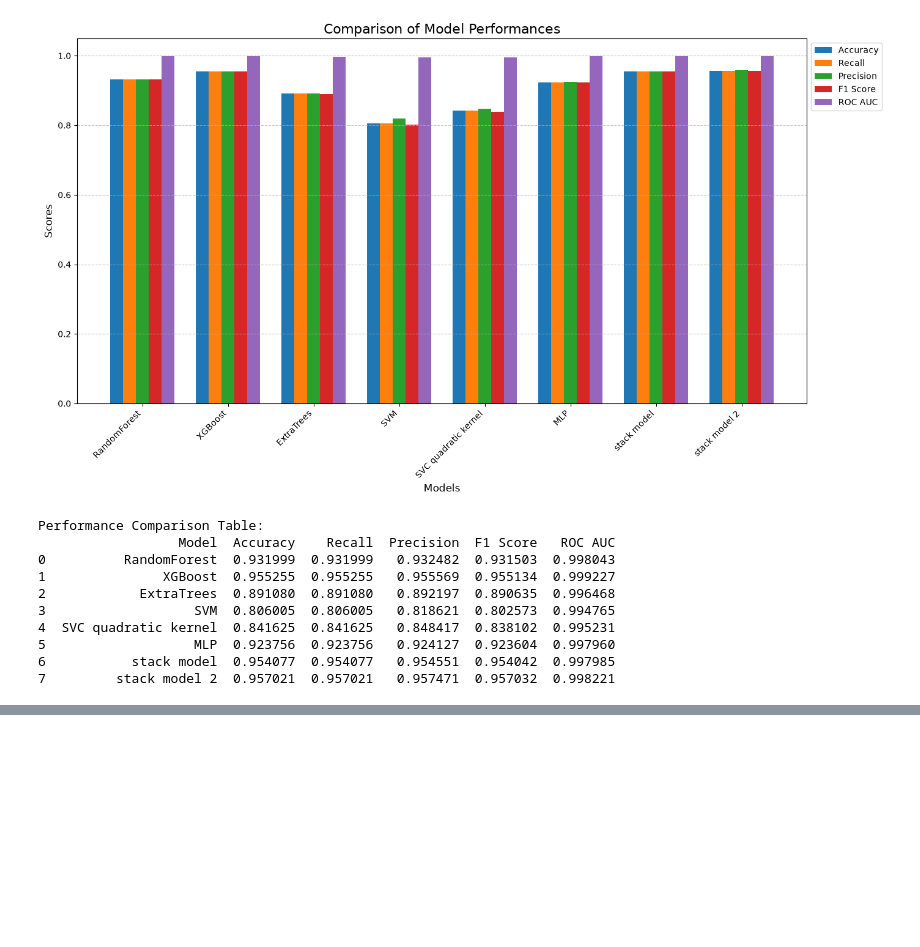
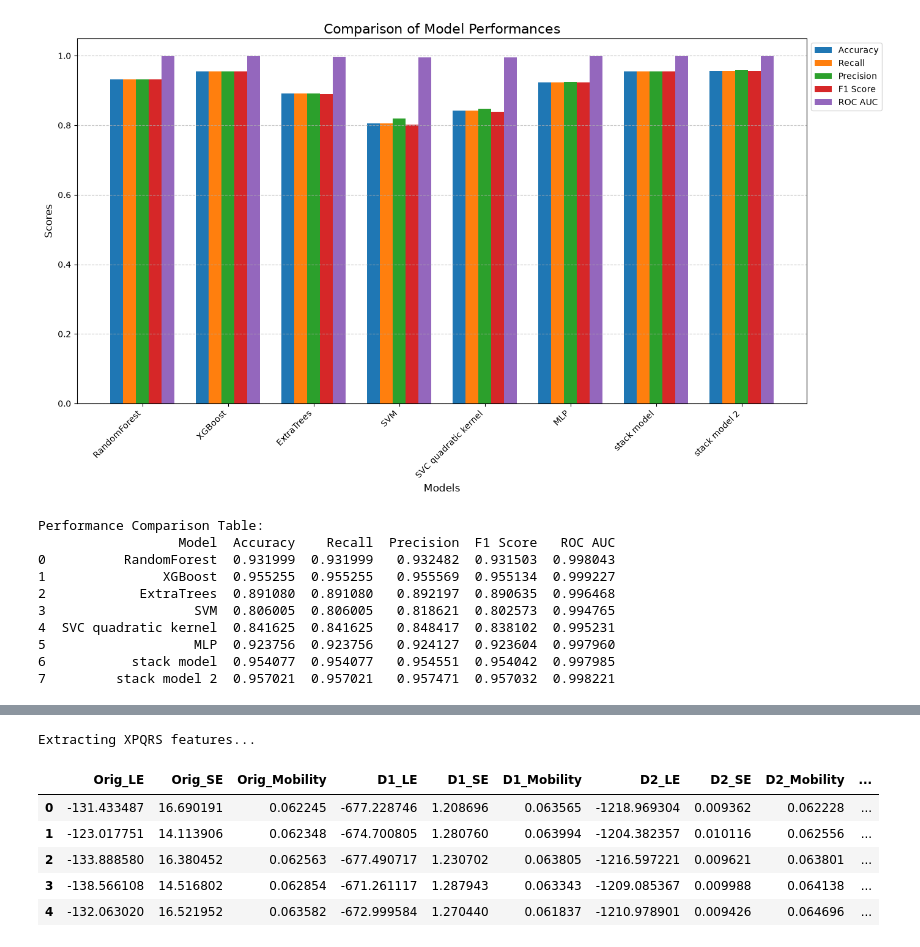
Before and after one commit to SorbieuRnk/PowerQualityDisturbancesClassification, a Jupyter notebook: project.ipynb, the cells around one changed output, grey strips where cells are left out. Saved outputs shown, nothing was run; the diff lists cells and outputs as text; code cells hidden in the pictures; blank space fills up the shorter version.

```diff
--- a/project.ipynb
+++ b/project.ipynb
@@ -786,0 +901,74 @@ Performance Comparison Table:
+# %%
+import numpy as np
+import pandas as pd
+
+def calculate_xpqrs_parameters(U):
+    """
+    Calculates Log Energy, Shannon Energy, and Mobility for a given 1D signal.
+    """
+    # Add a tiny epsilon to prevent log(0) errors when the waveform crosses zero
+    eps = 1e-12
+    U_sq = (U ** 2) + eps
+
+    # 1. Log Energy (LE)
+    le = np.sum(np.log(U_sq))
+
+    # 2. Shannon Energy (SE)
+    se = -np.sum(U_sq * np.log(U_sq))
+
+    # 3. Mobility (Mob)
+    # The paper defines Mobility as sqrt( Var(dU/dt) / Var(U) )
+    dU = np.diff(U)
+    var_dU = np.var(dU)
+    var_U = np.var(U) + eps
+    mob = np.sqrt(var_dU / var_U)
+
+    return [le, se, mob]
+
+def extract_all_xpqrs_features(row):
+    """
+    Generates the 4 derivatives and extracts the 3 features for all 5 signals.
+    """
+    # D0 is the original signal
+    D0 = row.values if isinstance(row, pd.Series) else row
+
+    # Calculate the first 4 approximated derivatives using np.diff
+    D1 = np.diff(D0)
+    D2 = np.diff(D1)
+    D3 = np.diff(D2)
+    D4 = np.diff(D3)
+
+    features = []
+    # Extract LE, SE, and Mob for the original signal and all 4 derivatives
+    for signal in [D0, D1, D2, D3, D4]:
+        features.extend(calculate_xpqrs_parameters(signal))
+
+    return features
+
+# 1. Isolate the 100 signal columns (excluding target labels)
+signal_columns = combined_df.iloc[:, :100]
+
+# 2. Apply the extraction across the dataset
+print("Extracting XPQRS features...")
+xpqrs_features_df = signal_columns.apply(extract_all_xpqrs_features, axis=1, result_type="expand")
+
+# 3. Dynamically assign the 15 column names
+col_names = []
+for i in range(5):
+    prefix = "Orig" if i == 0 else f"D{i}"
+    col_names.extend([f"{prefix}_LE", f"{prefix}_SE", f"{prefix}_Mobility"])
+
+xpqrs_features_df.columns = col_names
+
+# 4. Merge back with your target labels
+final_xpqrs_df = pd.concat([xpqrs_features_df, combined_df['class']], axis=1)
+
+display(final_xpqrs_df.head())
+# %% [output]
+Extracting XPQRS features...
+|  | Orig_LE | Orig_SE | Orig_Mobility | D1_LE | D1_SE | D1_Mobility | D2_LE | D2_SE | D2_Mobility | ... |
+| 0 | -131.433487 | 16.690191 | 0.062245 | -677.228746 | 1.208696 | 0.063565 | -1218.969304 | 0.009362 | 0.062228 | ... |
+| 1 | -123.017751 | 14.113906 | 0.062348 | -674.700805 | 1.280760 | 0.063994 | -1204.382357 | 0.010116 | 0.062556 | ... |
+| 2 | -133.888580 | 16.380452 | 0.062563 | -677.490717 | 1.230702 | 0.063805 | -1216.597221 | 0.009621 | 0.063801 | ... |
+| 3 | -138.566108 | 14.516802 | 0.062854 | -671.261117 | 1.287943 | 0.063343 | -1209.085367 | 0.009988 | 0.064138 | ... |
+| 4 | -132.063020 | 16.521952 | 0.063582 | -672.999584 | 1.270440 | 0.061837 | -1210.978901 | 0.009426 | 0.064696 | ... |
```
Also changed, not shown: parts of 6 cells of this notebook.
